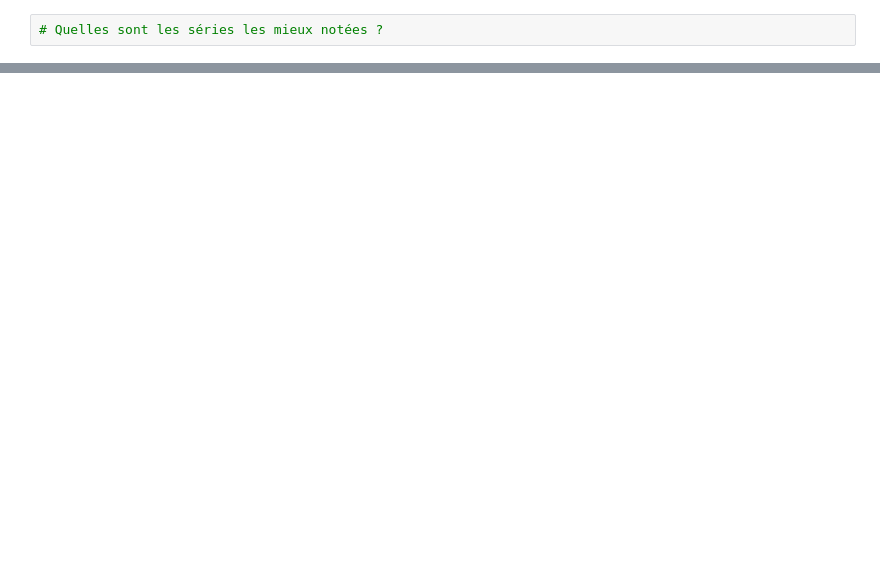
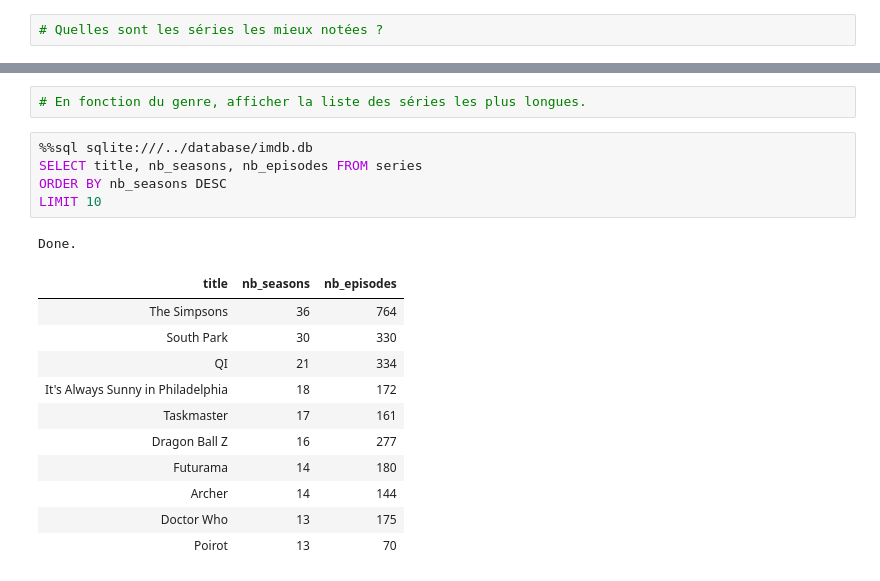
Before and after one commit to t7bo/scraping_movies, a Jupyter notebook: data/sql/requests.ipynb, the cells around one changed output, grey strips where cells are left out. Drawn from its saved outputs; the diff is of its cells as text; blank space fills up the shorter version.

```diff
--- a/data/sql/requests.ipynb
+++ b/data/sql/requests.ipynb
@@ -220,0 +213,20 @@ Done.
+# %%
+# En fonction du genre, afficher la liste des séries les plus longues.
+# %%
+%%sql sqlite:///../database/imdb.db
+SELECT title, nb_seasons, nb_episodes FROM series
+ORDER BY nb_seasons DESC
+LIMIT 10
+# %% [output]
+Done.
+| title | nb_seasons | nb_episodes |
+| The Simpsons | 36 | 764 |
+| South Park | 30 | 330 |
+| QI | 21 | 334 |
+| It's Always Sunny in Philadelphia | 18 | 172 |
+| Taskmaster | 17 | 161 |
+| Dragon Ball Z | 16 | 277 |
+| Futurama | 14 | 180 |
+| Archer | 14 | 144 |
+| Doctor Who | 13 | 175 |
+| Poirot | 13 | 70 |
```
Also changed, not shown: parts of 14 cells of this notebook.
